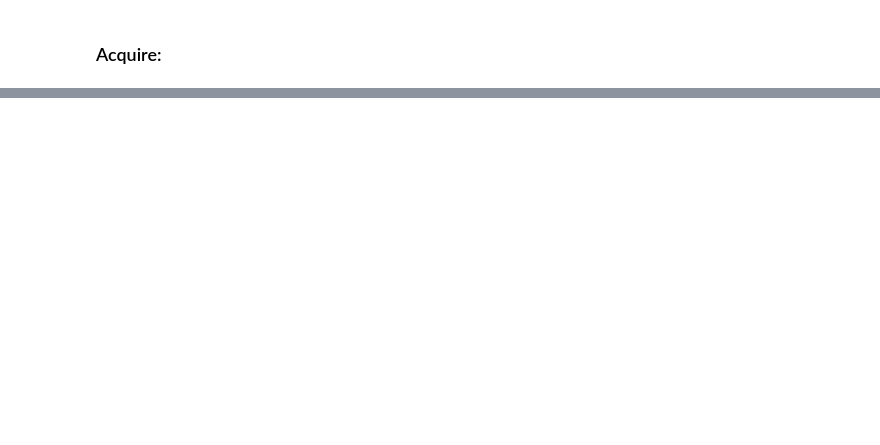
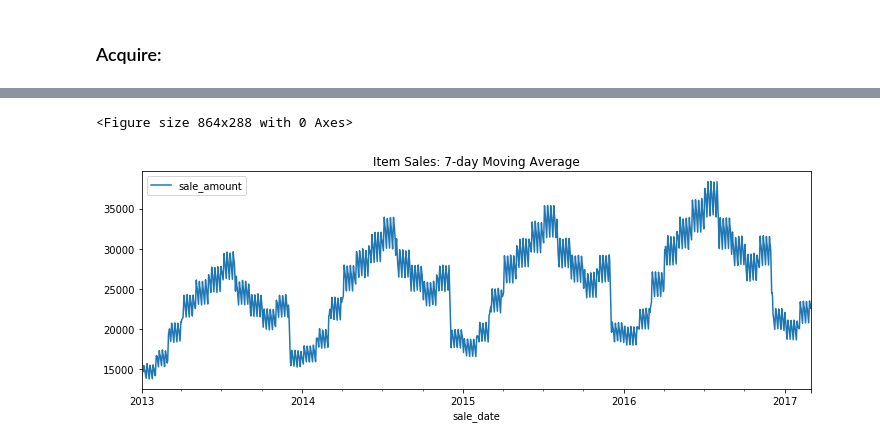
Before and after one commit to Tim-Sotirhos/ds-methodologies-exercises, a Jupyter notebook: time_series/Explore.ipynb, the cells around one changed output, grey strips where cells are left out. Drawn from its saved outputs; the diff is of its cells as text; code cells hidden in the pictures; blank space fills up the shorter version.

```diff
--- a/time_series/Explore.ipynb
+++ b/time_series/Explore.ipynb
@@ -49,0 +159,8 @@ df = prepare_2.prep_store_data(df)
+# %%
+plt.figure(figsize = (12,4))
+ax = train.rolling(5).mean().plot(figsize=(12, 4))
+ax.set_title('Item Sales: 7-day Moving Average')
+plt.show()
+# %% [output]
+<Figure size 864x288 with 0 Axes>
+[figure, added]
```
Also changed, not shown: parts of 32 cells of this notebook, 1 other file.
